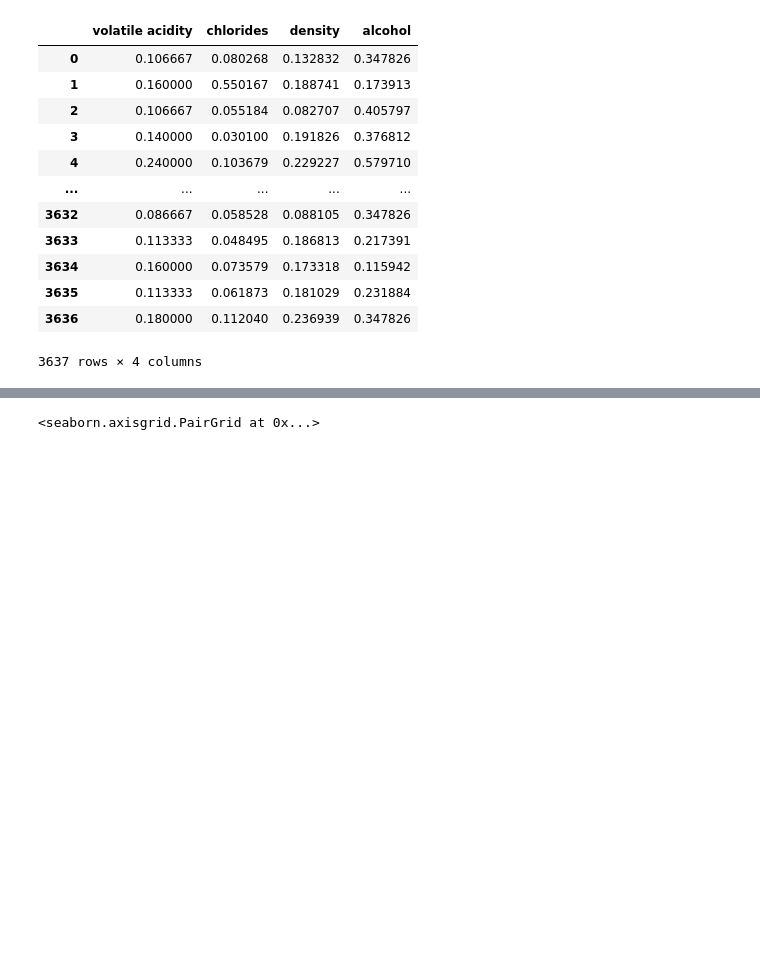
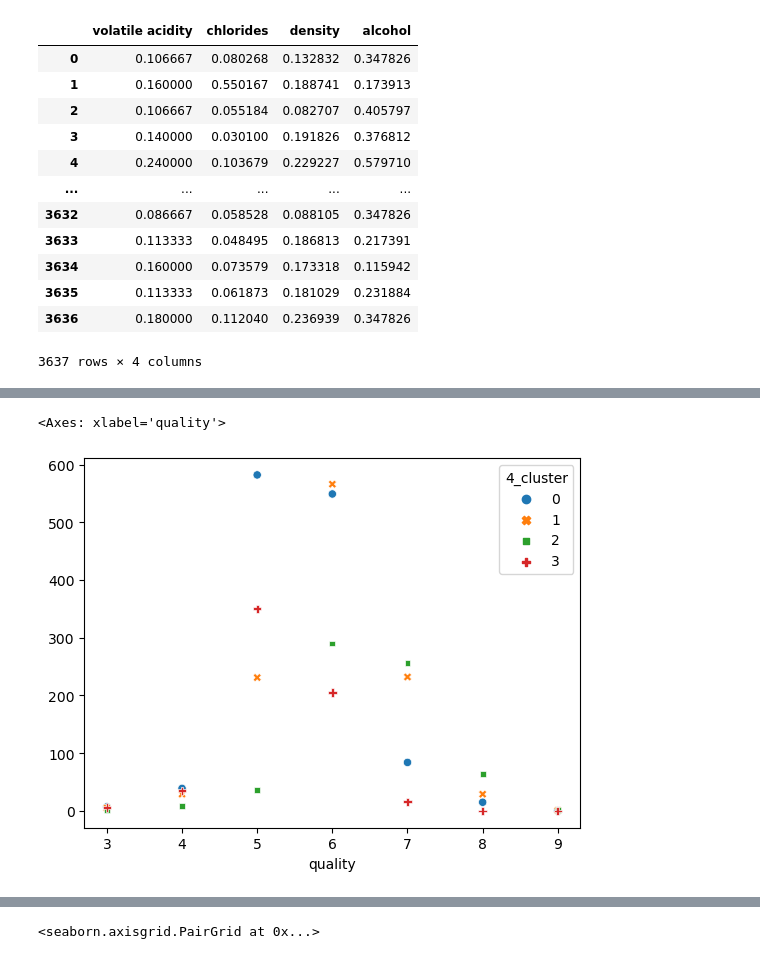
Before and after one commit to Villa-Pirovits/quality-uncorked, a Jupyter notebook: pirovits-work/prepare.ipynb, the cells around one changed output, grey strips where cells are left out. Saved outputs shown, nothing was run; the diff lists cells and outputs as text; code cells hidden in the pictures; blank space fills up the shorter version.

```diff
--- a/pirovits-work/prepare.ipynb
+++ b/pirovits-work/prepare.ipynb
@@ -304,0 +379,7 @@ X_train_scaled
+# %%
+cluster4 = pd.crosstab(recombined_train.quality, recombined_train['4_cluster'])
+# %%
+sns.scatterplot(cluster4)
+# %% [output]
+<Axes: xlabel='quality'>
+[figure, added]
```
Also changed, not shown: parts of 27 cells of this notebook, 2 other files.
